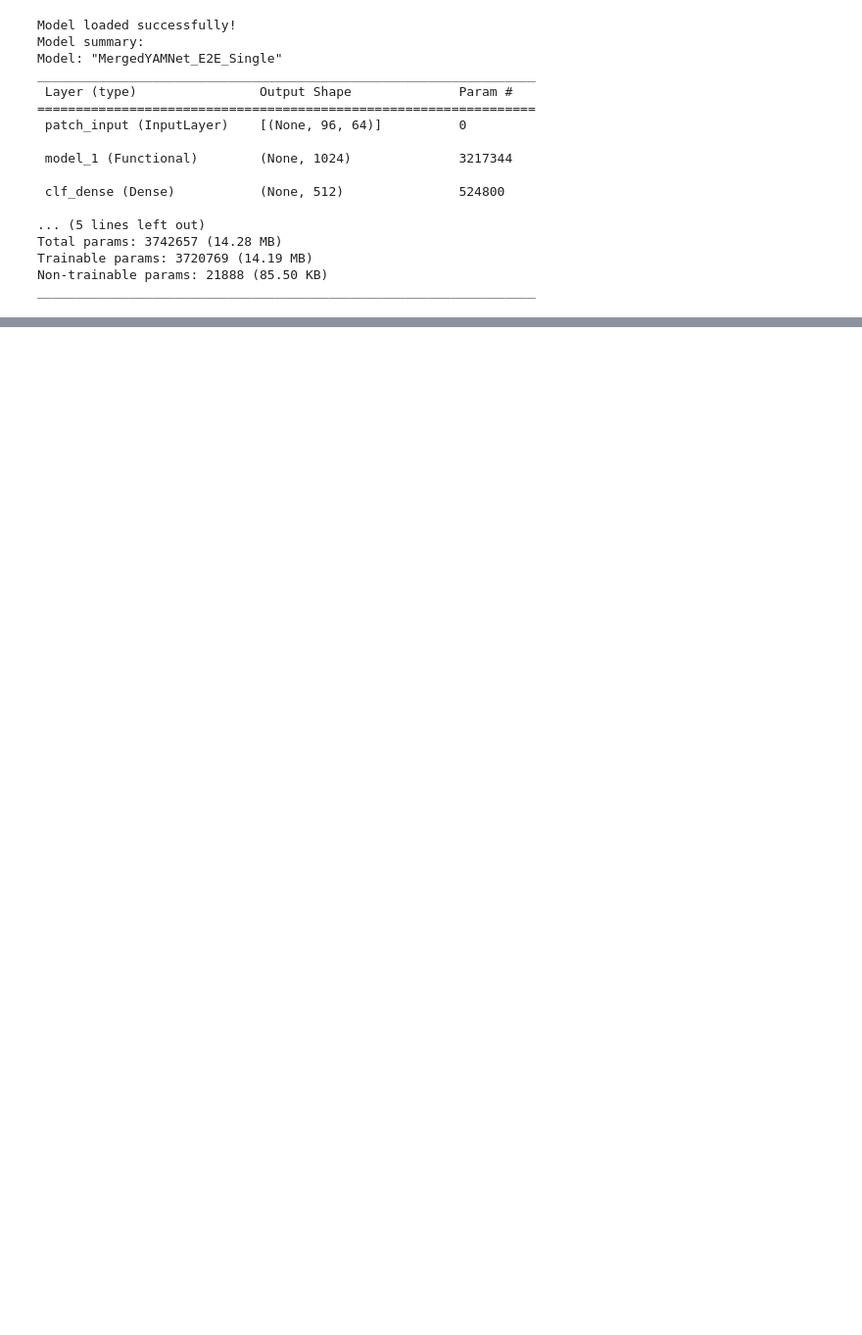
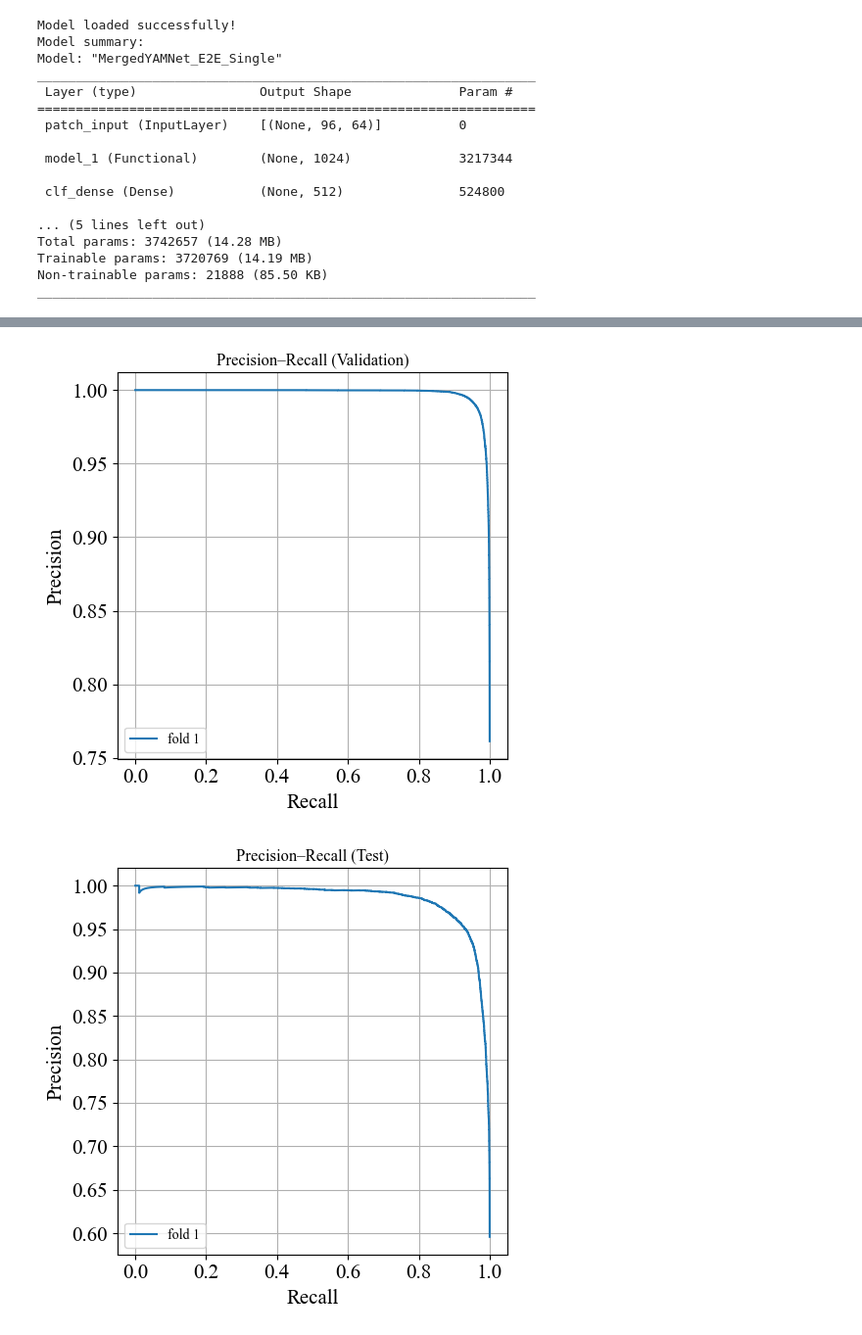
Before and after one commit to ingeborgborhaug/sound-event-detection-aircrafts, a Jupyter notebook: train.ipynb, the cells around one changed output, grey strips where cells are left out. Shown at 98% size. Cells and saved outputs as stored; diff of their text form; code cells hidden in the pictures; blank space fills up the shorter version.

```diff
--- a/train.ipynb
+++ b/train.ipynb
@@ -709,0 +574,8 @@ Error:
+# %%
+prediction = model.predict(X_skatval_280126[0:20])
+
+# Save predictions to cache
+cache_file = f'history/{timestr}/predictions_skatval_280126.h5'
+with h5py.File(cache_file, 'w') as f:
+    f.create_dataset('predictions', data=prediction)
+print(f"Predictions saved to {cache_file}")
@@ -710,15 +585,15 @@ Error:
 # %%
 # Load model from saved checkpoint
 
-model = tf.keras.models.load_model('history/20260218-135236/best_model.keras')
+model = tf.keras.models.load_model('history/20260310-111945/best_model.keras')
 print(f"Model loaded successfully!")
 print(f"Model summary:")
 model.summary()
 
 # Load variables from cache
-ap_scores_test = load_sed_metric('history/20260218-135236/ap_scores_test.pk1')
-ap_scores_env = load_sed_metric('history/20260218-135236/ap_scores_environmental.pk1')
-ap_scores_val = load_sed_metric('history/20260218-135236/ap_scores_validation.pk1')
+ap_scores_test = functions.load_variable(f'history/{timestr}/ap_scores_test.pk1')
+ap_scores_env = functions.load_variable(f'history/{timestr}/ap_scores_environmental.pk1')
+ap_scores_val = functions.load_variable(f'history/{timestr}/ap_scores_validation.pk1')
 # %% [output]
 Model loaded successfully!
 Model summary:
@@ -792,0 +615,29 @@ save_pr_curves(
+# %%
+
+
+functions.save_pr_curves(
+    pr_curves_val,
+    "Precision–Recall (Validation)",
+    f"history/{timestr}/pr_curve_validation.pdf"
+)
+
+functions.save_pr_curves(
+    pr_curves_test,
+    "Precision–Recall (Test)",
+    f"history/{timestr}/pr_curve_test.pdf"
+)
+
+functions.save_pr_curves(
+    pr_curves_env,
+    "Precision–Recall (Environmental)",
+    f"history/{timestr}/pr_curve_environmental.pdf"
+)
+
+functions.save_pr_curves(
+    pr_curves_skatval_280126,
+    "Precision–Recall (Skatval)",
+    f"history/{timestr}/pr_curve_skatval.pdf"
+)
+# %% [output]
+[figure, added]
+[figure, added]
```
Also changed, not shown: parts of 17 cells of this notebook.
